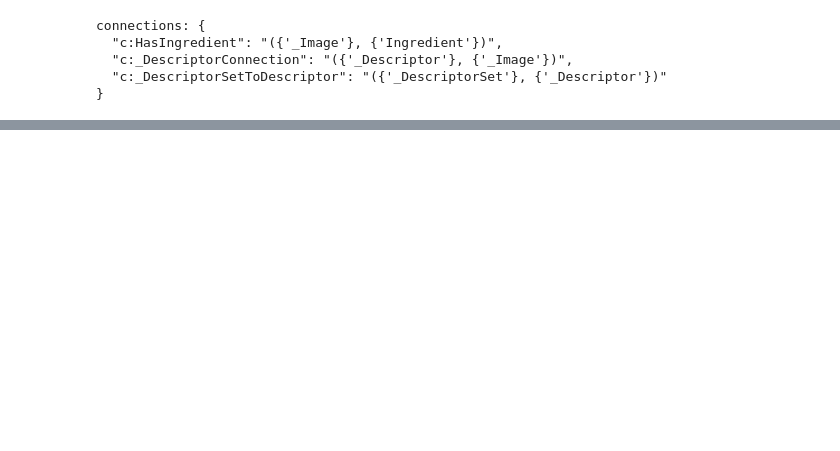
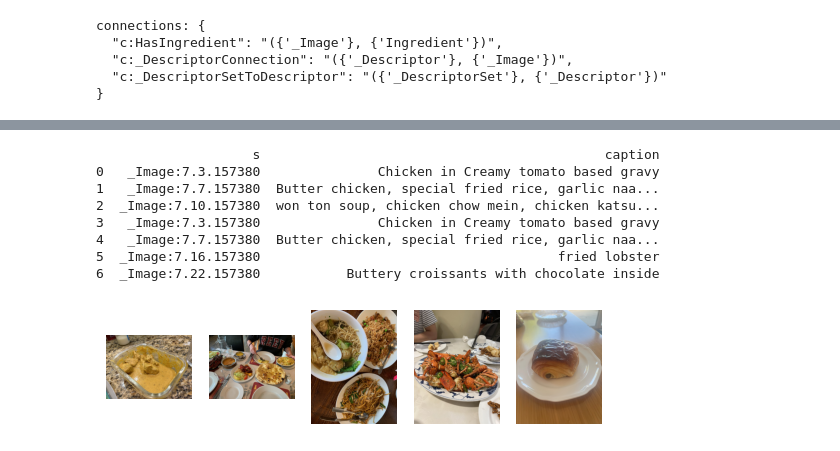
Before and after one commit to aperture-data/Cookbook, a Jupyter notebook: notebooks/query_languages/SPARQL.ipynb, the cells around one changed output, grey strips where cells are left out. Saved outputs shown, nothing was run; the diff lists cells and outputs as text; code cells hidden in the pictures; blank space fills up the shorter version.

```diff
--- a/notebooks/query_languages/SPARQL.ipynb
+++ b/notebooks/query_languages/SPARQL.ipynb
@@ -117,0 +241,23 @@ SELECT ?s ?caption {
+# %%
+# Find all images with chicken or butter as ingredients
+query = """
+SELECT ?s ?caption WHERE {
+VALUES ?ingredient { "chicken" "butter" }
+?s c:HasIngredient [p:name ?ingredient] ;
+    p:caption ?caption .
+} LIMIT 10
+"""
+
+df = sparql.to_dataframe(sparql.query(query))
+print(df)
+sparql.show_images(df.s)
+# %% [output]
+                    s                                            caption
+0   _Image:7.3.157380               Chicken in Creamy tomato based gravy
+1   _Image:7.7.157380  Butter chicken, special fried rice, garlic naa...
+2  _Image:7.10.157380  won ton soup, chicken chow mein, chicken katsu...
+3   _Image:7.3.157380               Chicken in Creamy tomato based gravy
+4   _Image:7.7.157380  Butter chicken, special fried rice, garlic naa...
+5  _Image:7.16.157380                                      fried lobster
+6  _Image:7.22.157380           Buttery croissants with chocolate inside
+[figure, added]
```
Also changed, not shown: parts of 46 cells of this notebook.
